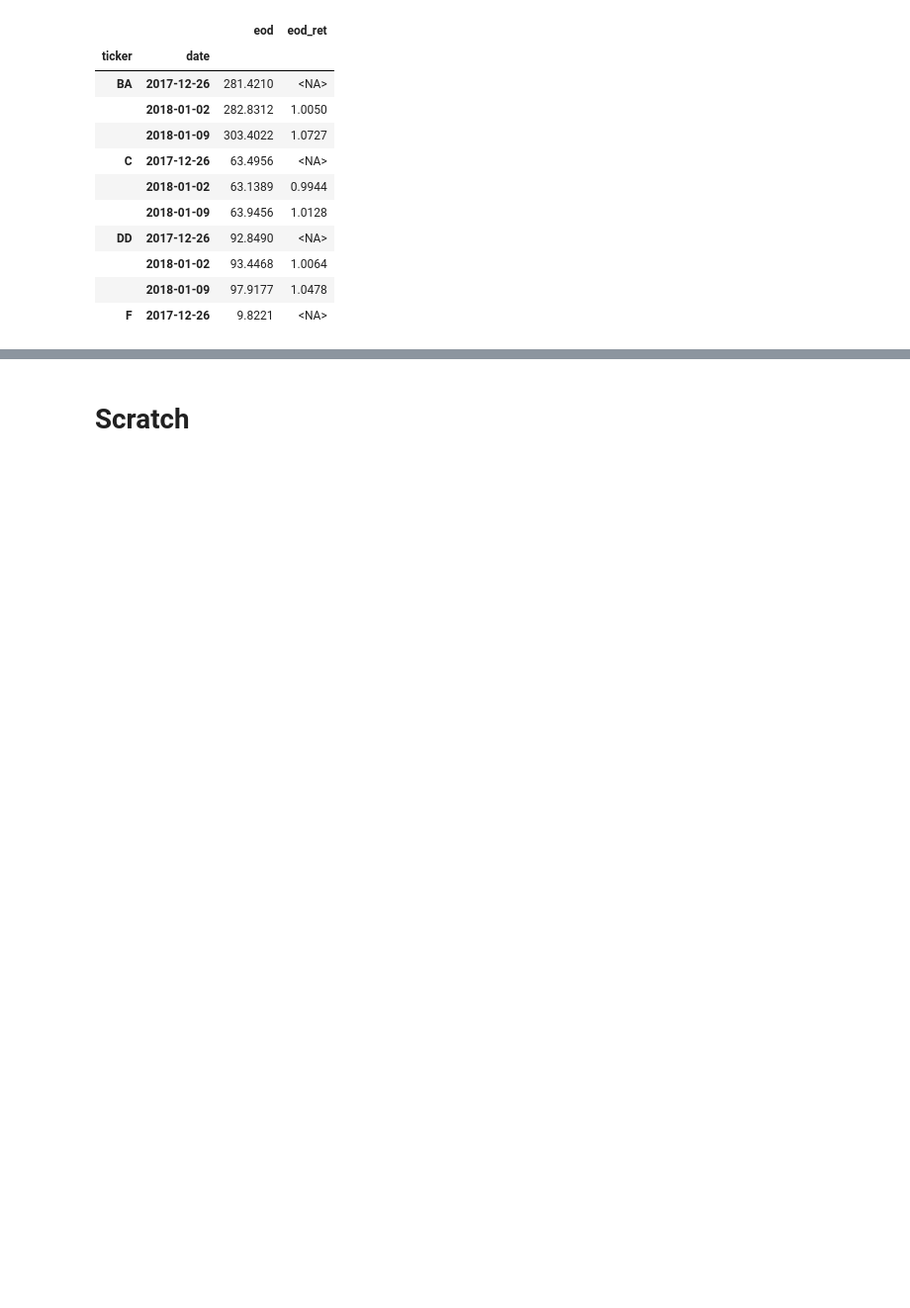
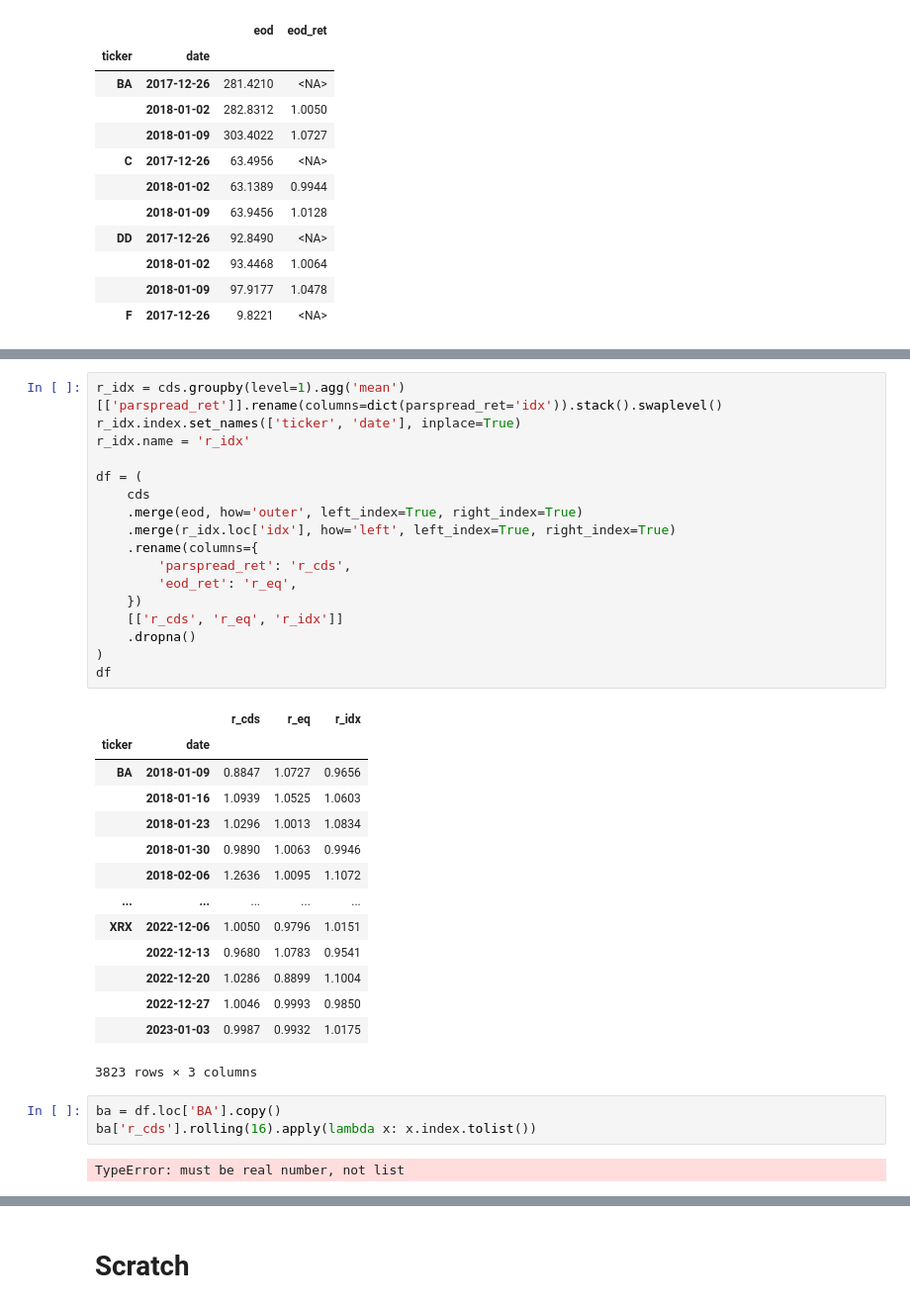
Before and after one commit to ethho/finm-33150, a Jupyter notebook: 20230217_hw6_ho_ethan_12350006.ipynb, the cells around one changed output, grey strips where cells are left out. Shown at 99% size. Cells and saved outputs as stored; diff of their text form; blank space fills up the shorter version.

```diff
--- a/20230217_hw6_ho_ethan_12350006.ipynb
+++ b/20230217_hw6_ho_ethan_12350006.ipynb
@@ -281,0 +407,37 @@ eod.loc[(slice(None), slice(None, '2018-01-09')), :].head(10)
+# %%
+r_idx = cds.groupby(level=1).agg('mean')[['parspread_ret']].rename(columns=dict(parspread_ret='idx')).stack().swaplevel()
+r_idx.index.set_names(['ticker', 'date'], inplace=True)
+r_idx.name = 'r_idx'
+
+df = (
+    cds
+    .merge(eod, how='outer', left_index=True, right_index=True)
+    .merge(r_idx.loc['idx'], how='left', left_index=True, right_index=True)
+    .rename(columns={
+        'parspread_ret': 'r_cds',
+        'eod_ret': 'r_eq',
+    })
+    [['r_cds', 'r_eq', 'r_idx']]
+    .dropna()
+)
+df
+# %% [output]
+|  |  | r_cds | r_eq | r_idx |
+| ticker | date |  |  |  |
+| BA | 2018-01-09 | 0.8847 | 1.0727 | 0.9656 |
+|  | 2018-01-16 | 1.0939 | 1.0525 | 1.0603 |
+|  | 2018-01-23 | 1.0296 | 1.0013 | 1.0834 |
+|  | 2018-01-30 | 0.9890 | 1.0063 | 0.9946 |
+|  | 2018-02-06 | 1.2636 | 1.0095 | 1.1072 |
+| ... | ... | ... | ... | ... |
+| XRX | 2022-12-06 | 1.0050 | 0.9796 | 1.0151 |
+|  | 2022-12-13 | 0.9680 | 1.0783 | 0.9541 |
+|  | 2022-12-20 | 1.0286 | 0.8899 | 1.1004 |
+|  | 2022-12-27 | 1.0046 | 0.9993 | 0.9850 |
+|  | 2023-01-03 | 0.9987 | 0.9932 | 1.0175 |
+3823 rows × 3 columns
+# %%
+ba = df.loc['BA'].copy()
+ba['r_cds'].rolling(16).apply(lambda x: x.index.tolist())
+# %% [output]
+TypeError: must be real number, not list
```
Also changed, not shown: parts of 7 cells of this notebook, 1 other file.
